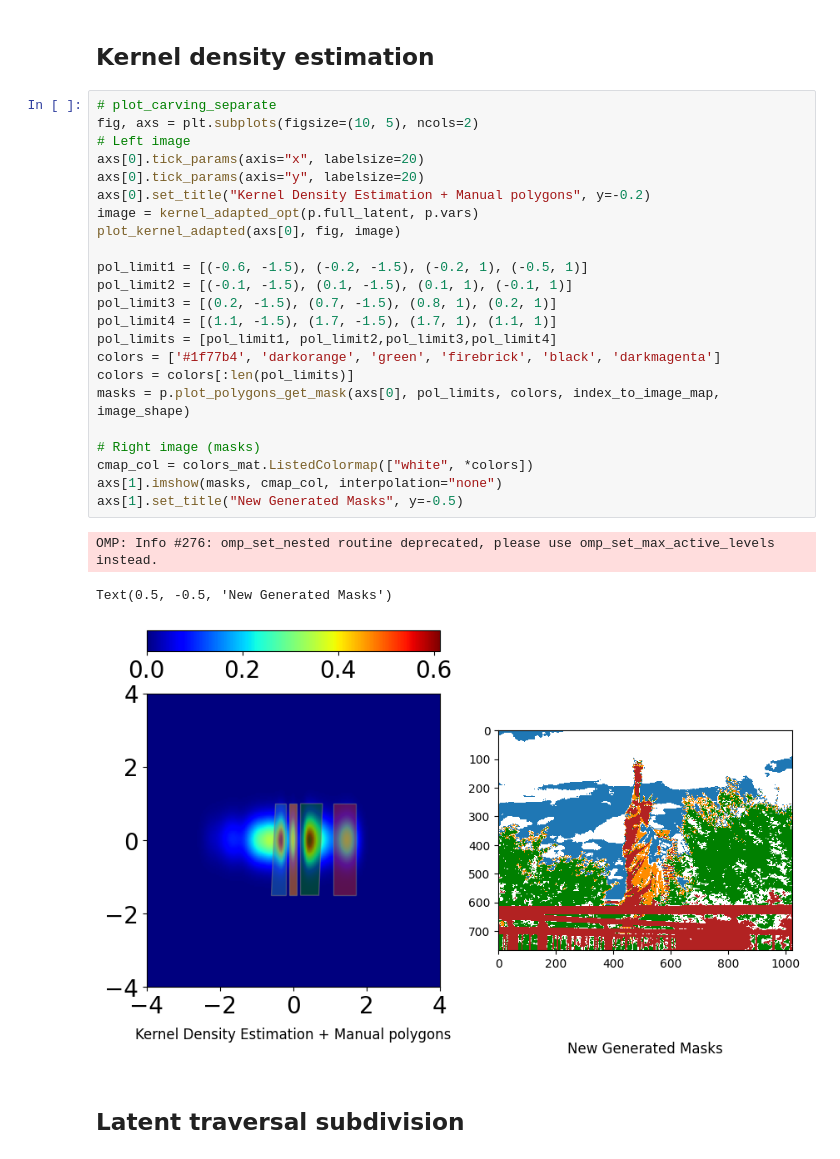
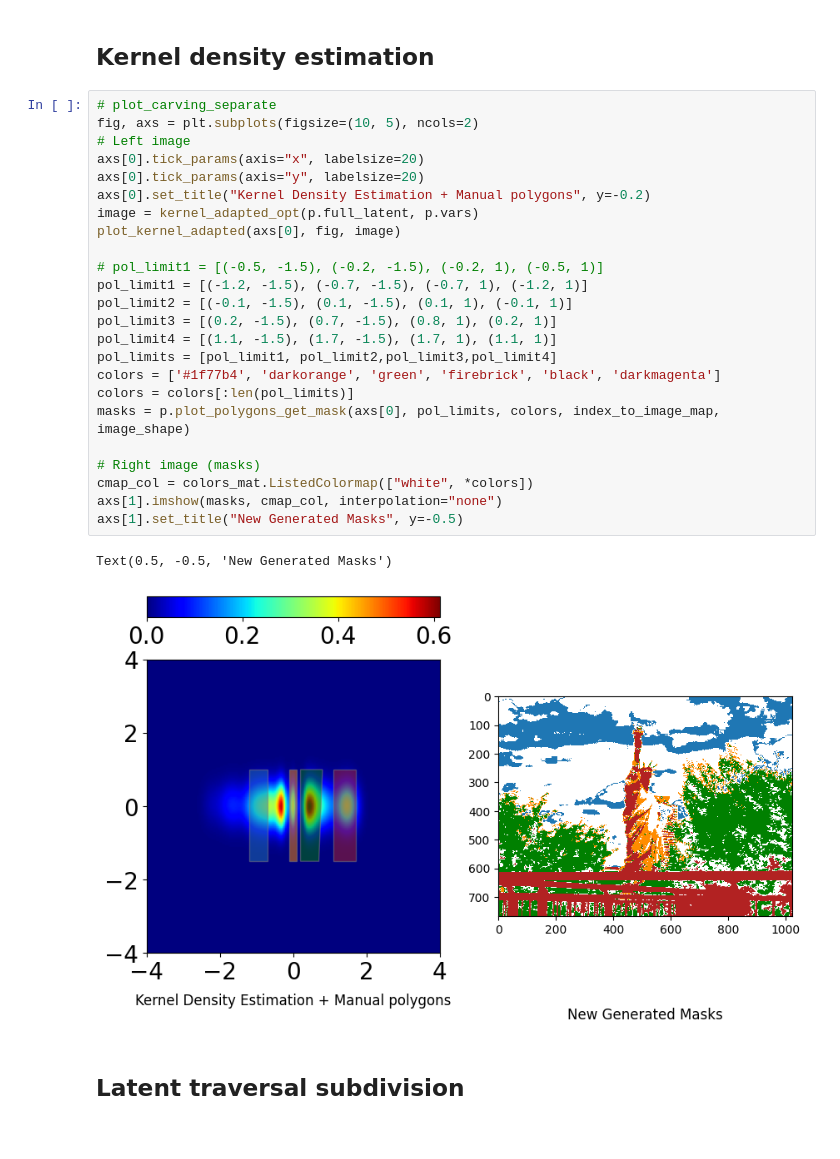
Before and after one commit to vandeplaslab/sisal, a Jupyter notebook: experiments/hyperspectral/salient_data.ipynb, the cells around one changed output. Saved outputs shown, nothing was run; the diff lists cells and outputs as text.

```diff
--- a/experiments/hyperspectral/salient_data.ipynb
+++ b/experiments/hyperspectral/salient_data.ipynb
@@ -80,30 +80,30 @@ p.plot_latent_dim_with_var(mask_to_name, p=0.01)
 # %%
 # plot_carving_separate
 fig, axs = plt.subplots(figsize=(10, 5), ncols=2)
 # Left image
 axs[0].tick_params(axis="x", labelsize=20)
 axs[0].tick_params(axis="y", labelsize=20)
 axs[0].set_title("Kernel Density Estimation + Manual polygons", y=-0.2)
 image = kernel_adapted_opt(p.full_latent, p.vars)
 plot_kernel_adapted(axs[0], fig, image)
 
-pol_limit1 = [(-0.6, -1.5), (-0.2, -1.5), (-0.2, 1), (-0.5, 1)]
+# pol_limit1 = [(-0.5, -1.5), (-0.2, -1.5), (-0.2, 1), (-0.5, 1)]
+pol_limit1 = [(-1.2, -1.5), (-0.7, -1.5), (-0.7, 1), (-1.2, 1)]
 pol_limit2 = [(-0.1, -1.5), (0.1, -1.5), (0.1, 1), (-0.1, 1)]
 pol_limit3 = [(0.2, -1.5), (0.7, -1.5), (0.8, 1), (0.2, 1)]
 pol_limit4 = [(1.1, -1.5), (1.7, -1.5), (1.7, 1), (1.1, 1)]
 pol_limits = [pol_limit1, pol_limit2,pol_limit3,pol_limit4]
 colors = ['#1f77b4', 'darkorange', 'green', 'firebrick', 'black', 'darkmagenta']
 colors = colors[:len(pol_limits)]
 masks = p.plot_polygons_get_mask(axs[0], pol_limits, colors, index_to_image_map, image_shape)
 
 # Right image (masks)
 cmap_col = colors_mat.ListedColormap(["white", *colors])
 axs[1].imshow(masks, cmap_col, interpolation="none")
 axs[1].set_title("New Generated Masks", y=-0.5)
 # %% [output]
-OMP: Info #276: omp_set_nested routine deprecated, please use omp_set_max_active_levels instead.
+Text(0.5, -0.5, 'New Generated Masks')
-Text(0.5, -0.5, 'New Generated Masks')
-[figure, old version]
+[figure, new version]
 # %% [markdown]
 ## Latent traversal subdivision
 # %%
```
